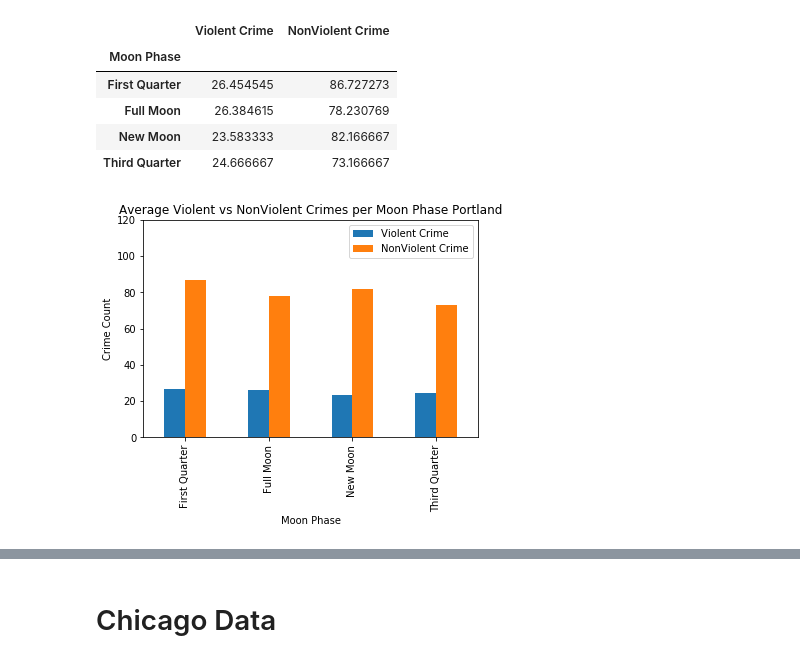
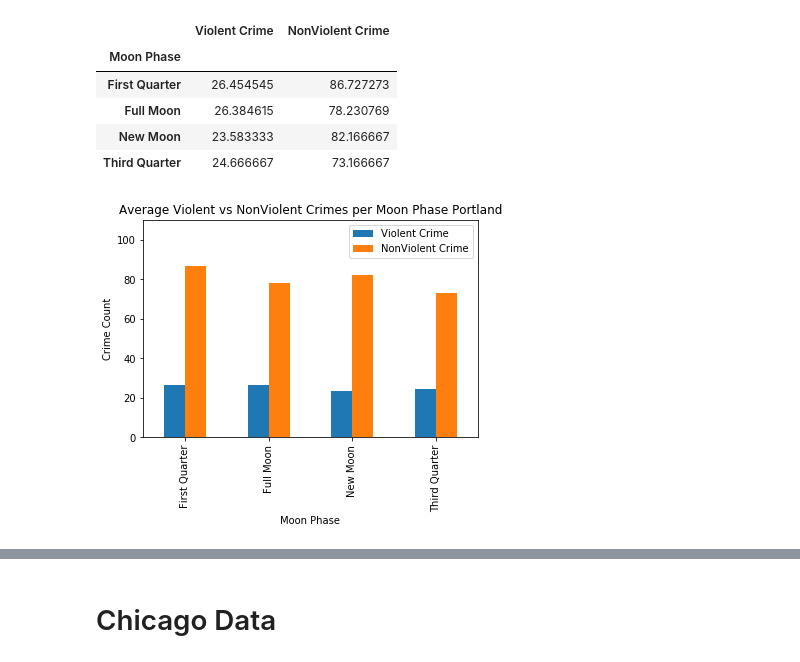
Before and after one commit to NHigs58/Project-1-, a Jupyter notebook: ModifiedGraphs.ipynb, the cells around one changed output, grey strips where cells are left out. Cells and saved outputs as stored; diff of their text form; code cells hidden in the pictures.

```diff
--- a/ModifiedGraphs.ipynb
+++ b/ModifiedGraphs.ipynb
@@ -200,11 +262,11 @@ combined_df
 # %%
 violent_moon_graph = combined_df.plot(kind="bar")
 
 plt.title('Average Violent vs NonViolent Crimes per Moon Phase Portland')
 plt.xlabel('Moon Phase')
 plt.ylabel('Crime Count')
 plt.legend(loc = "best")
-plt.ylim(0,120)
+plt.ylim(0,110)
 plt.savefig("Images/ViolentVsNonViolentBarPdx.png")
 # %% [output]
-[figure, old version]
+[figure, new version]
```
Also changed, not shown: parts of 23 cells of this notebook, 2 other files.
